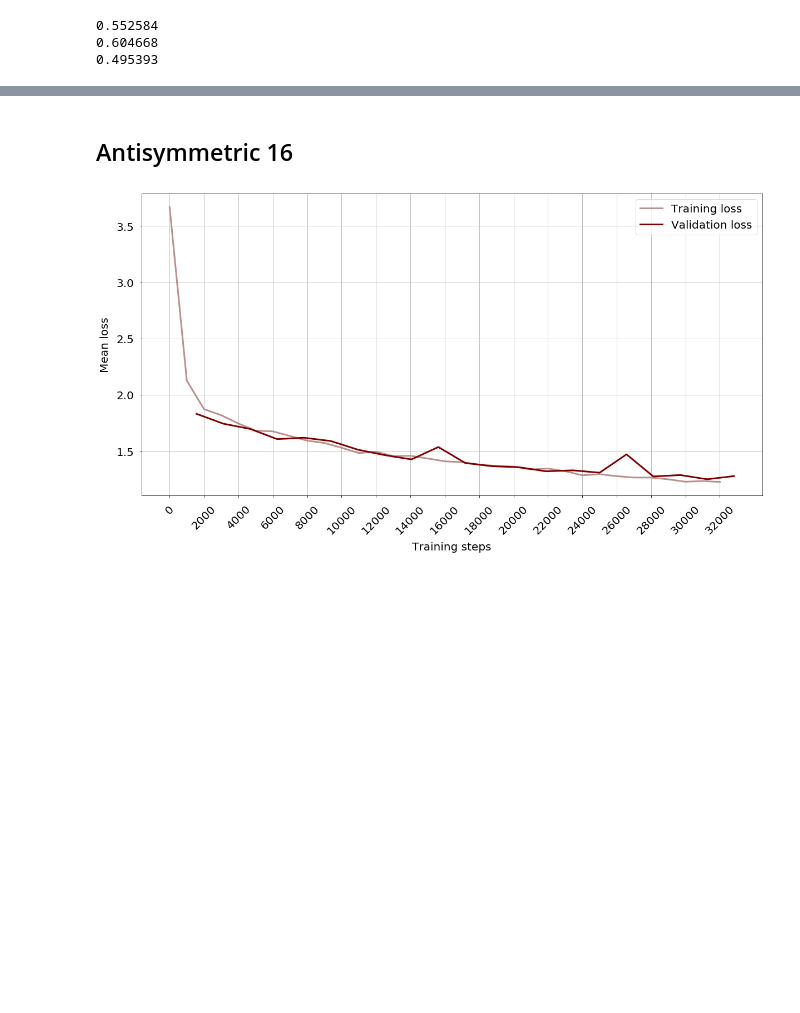
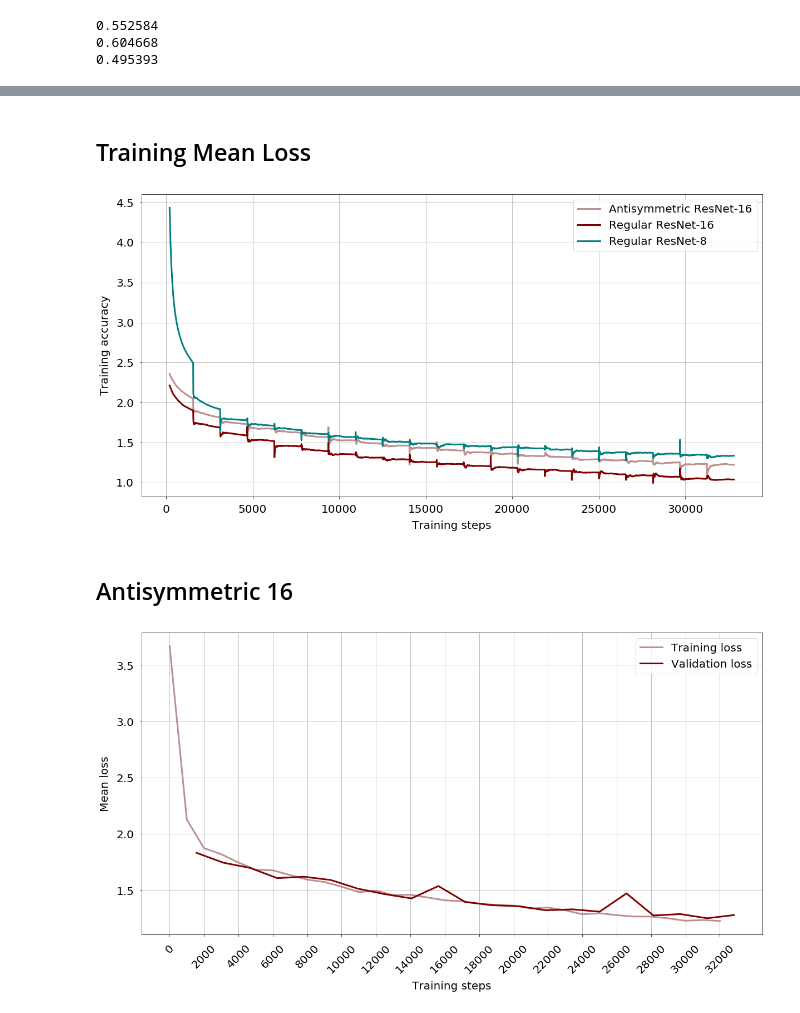
Before and after one commit to pierluigiferrari/differential_equations_resnet, a Jupyter notebook: experiments_antisymmetric_resnet_v7.ipynb, the cells around one changed output, grey strips where cells are left out. Saved outputs shown, nothing was run; the diff lists cells and outputs as text; code cells hidden in the pictures; blank space fills up the shorter version.

```diff
--- a/experiments_antisymmetric_resnet_v7.ipynb
+++ b/experiments_antisymmetric_resnet_v7.ipynb
@@ -855,3 +972,34 @@ print('{:f}'.format(regu_8_best_evaluation_accuracy))
+# %% [markdown]
+## Training Mean Loss
+# %%
+step_bounds = (20, None, None)
+
+step_start = 0 if (step_bounds[0] is None) else step_bounds[0]
+step_stop = anti_16_history.num_time_steps_training if (step_bounds[1] is None) else step_bounds[1]
+step_step = 1 if (step_bounds[2] is None) else step_bounds[2]
+
+y1 = anti_16_history.training_mean_loss[step_start:step_stop:step_step]
+y2 = regu_16_history.training_mean_loss[step_start:step_stop:step_step]
+y3 = regu_8_history.training_mean_loss[step_start:step_stop:step_step]
+x = anti_16_history.training_steps[step_start:step_stop:step_step]
+
+figure, axes = plot_lines(data=[x, y1, y2, y3],
+                          labels=['Antisymmetric ResNet-16', 'Regular ResNet-16', 'Regular ResNet-8'],
+                          line_colors=['rosybrown', 'maroon', 'teal'],
+                           figsize=(20,10),
+                           line_width=3.0,
+                           x_ticks=None,
+                           x_ticks_rotation=0,
+                           tick_label_size=20,
+                           tick_label_pad=(10, 10),
+                           axis_label_size=20,
+                           axis_label_pad=(10, 10),
+                           axis_labels=['Training steps', 'Training accuracy'],
+                           show_legend=True,
+                           legend_size=20,
+                           show_grid=True)
+# %% [output]
+[figure, added]
 # %% [markdown]
 ## Antisymmetric 16
 # %%
```
Also changed, not shown: parts of 12 cells of this notebook.
